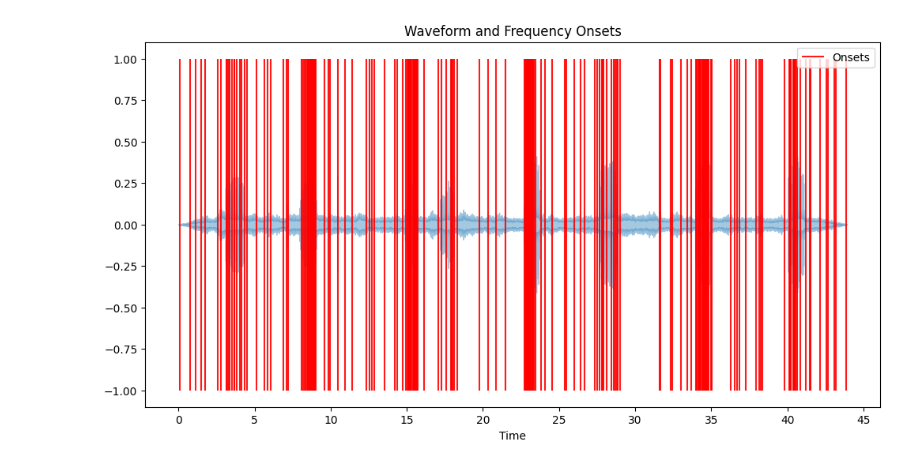
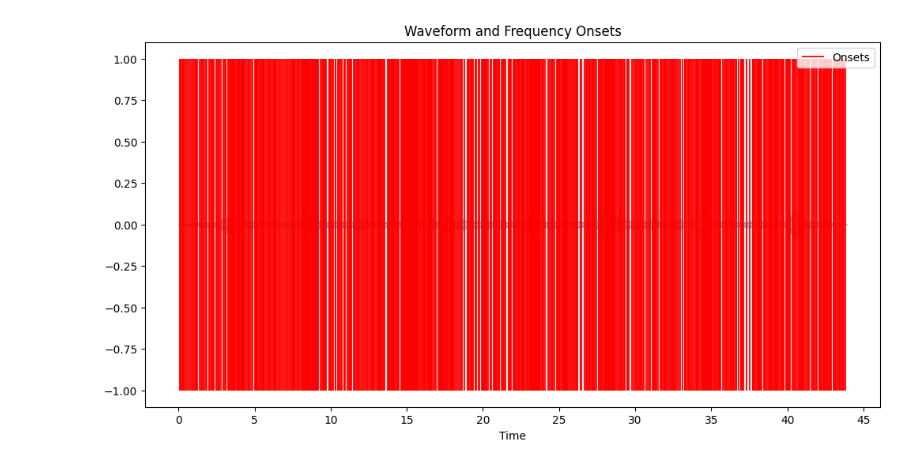
Before and after one commit to matthewmcq/transient-classifier, a Jupyter notebook: melwavelets.ipynb, the cells around one changed output. Cells and saved outputs as stored; diff of their text form; code cells hidden in the pictures.

```diff
--- a/melwavelets.ipynb
+++ b/melwavelets.ipynb
@@ -7,12 +7,20 @@ import matplotlib.pyplot as plt
 audio_path = 'Celeus elegans.mp3'
 audio, sr = librosa.load(audio_path)
 
+# Stretch the audio to double its original length
+stretch_factor = 0.5
+audio = librosa.effects.time_stretch(audio, rate=stretch_factor)
+
 # Detect onsets
 CQT = np.abs(librosa.cqt(audio, sr=sr))
-onset_env = librosa.onset.onset_strength(S=librosa.amplitude_to_db(CQT), sr=sr)
+onset_env = librosa.onset.onset_strength(S=librosa.amplitude_to_db(CQT), sr=sr, n_mels=256)
 onset_frames = librosa.onset.onset_detect(onset_envelope=onset_env, sr=sr)
+# Stretch the onset frames back to the original time scale
+onset_frames = onset_frames * stretch_factor
+audio = librosa.effects.time_stretch(audio, rate=1/stretch_factor)  # Stretch the audio back to the original length
 onset_times = librosa.frames_to_time(onset_frames, sr=sr)
 offset_times = onset_times[1:].tolist() + [librosa.get_duration(y=audio, sr=sr)]
+
 segment_times = list(zip(onset_times, offset_times))
 
 segment_samples = [(librosa.time_to_samples(start, sr=sr), librosa.time_to_samples(end, sr=sr)) for start, end in segment_times]
@@ -43,34 +51,34 @@ def extract_mfcc_and_wavelet_features(audio, sr, n_mfcc=13, wavelet='db4', max_l
     # Combine MFCCs and wavelet features
     mfccs_aggregated = np.mean(mfccs, axis=1)  # Mean across time frames
     mfccs_std = np.std(mfccs, axis=1)  # Standard deviation across time frames
     aggregated_features = np.concatenate((mfccs_aggregated, mfccs_std, wavelet_features_flat))
 
     return aggregated_features
 
 
 def aggregate_features(mfccs, wavelet_features):
     # Aggregating MFCC features
     mfccs_aggregated = np.mean(mfccs, axis=1)  # Mean across time frames
     mfccs_std = np.std(mfccs, axis=1)  # Standard deviation across time frames
 
     # Combine aggregated features
     aggregated_features = np.concatenate((
         mfccs_aggregated, mfccs_std,
         wavelet_features))
 
     return aggregated_features
 
 def process_audio_segments(audio, sr, segment_samples):
     features = []
     for onset, offset in segment_samples:
         segment = audio[onset:offset]
         aggregated_features = extract_mfcc_and_wavelet_features(segment, sr, n_mfcc=13, wavelet='db4', max_level=5, wavelet_feature_size=100)
         features.append(aggregated_features)
 
     # Now, features should be an array where each row is a feature vector of consistent length
     return np.vstack(features)
 # %% [output]
-[figure, old version]
+[figure, new version]
 # %%
 from sklearn.cluster import KMeans
 from sklearn.preprocessing import StandardScaler
```
Also changed, not shown: parts of 3 cells of this notebook, 4 other files.
